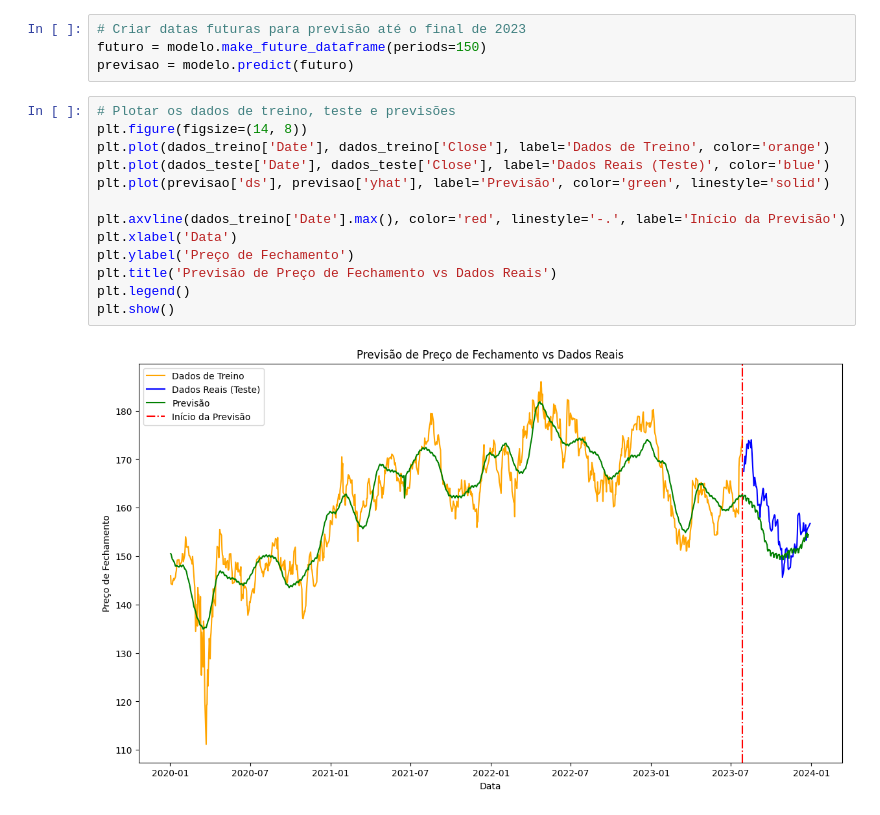
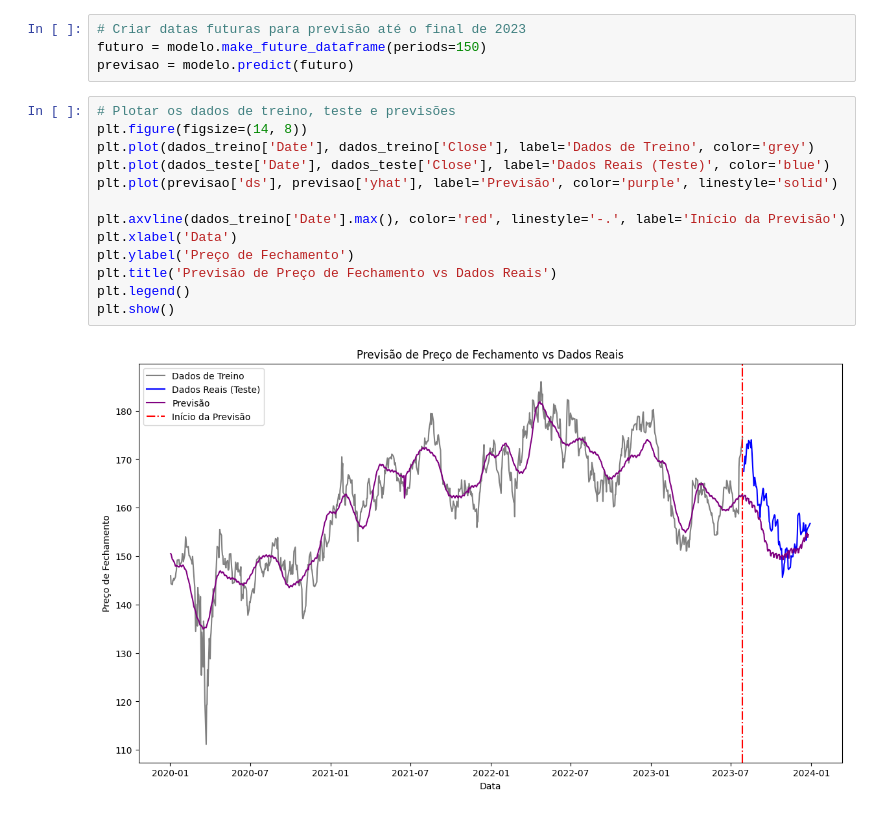
Before and after one commit to revso1337/Alura_Imersao, a Jupyter notebook: Notebooks/Imersão_Aula_05.ipynb, the cells around one changed output. Cells and saved outputs as stored; diff of their text form.

```diff
--- a/Notebooks/Imersão_Aula_05.ipynb
+++ b/Notebooks/Imersão_Aula_05.ipynb
@@ -73,15 +73,15 @@ previsao = modelo.predict(futuro)
 # %%
 # Plotar os dados de treino, teste e previsões
 plt.figure(figsize=(14, 8))
-plt.plot(dados_treino['Date'], dados_treino['Close'], label='Dados de Treino', color='orange')
+plt.plot(dados_treino['Date'], dados_treino['Close'], label='Dados de Treino', color='grey')
 plt.plot(dados_teste['Date'], dados_teste['Close'], label='Dados Reais (Teste)', color='blue')
-plt.plot(previsao['ds'], previsao['yhat'], label='Previsão', color='green', linestyle='solid')
+plt.plot(previsao['ds'], previsao['yhat'], label='Previsão', color='purple', linestyle='solid')
 
 plt.axvline(dados_treino['Date'].max(), color='red', linestyle='-.', label='Início da Previsão')
 plt.xlabel('Data')
 plt.ylabel('Preço de Fechamento')
 plt.title('Previsão de Preço de Fechamento vs Dados Reais')
 plt.legend()
 plt.show()
 # %% [output]
-[figure, old version]
+[figure, new version]
```
